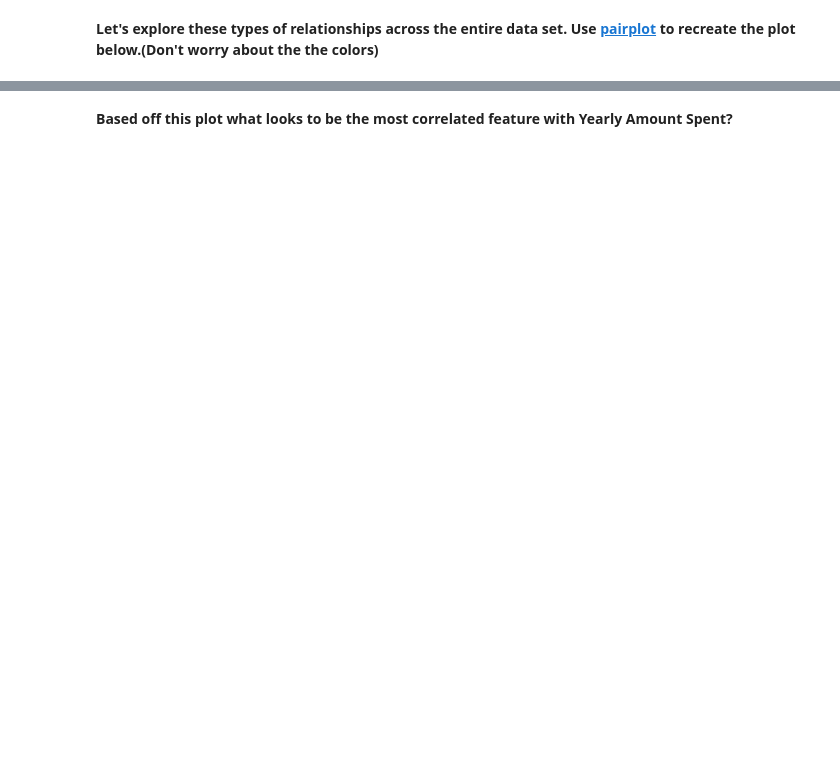
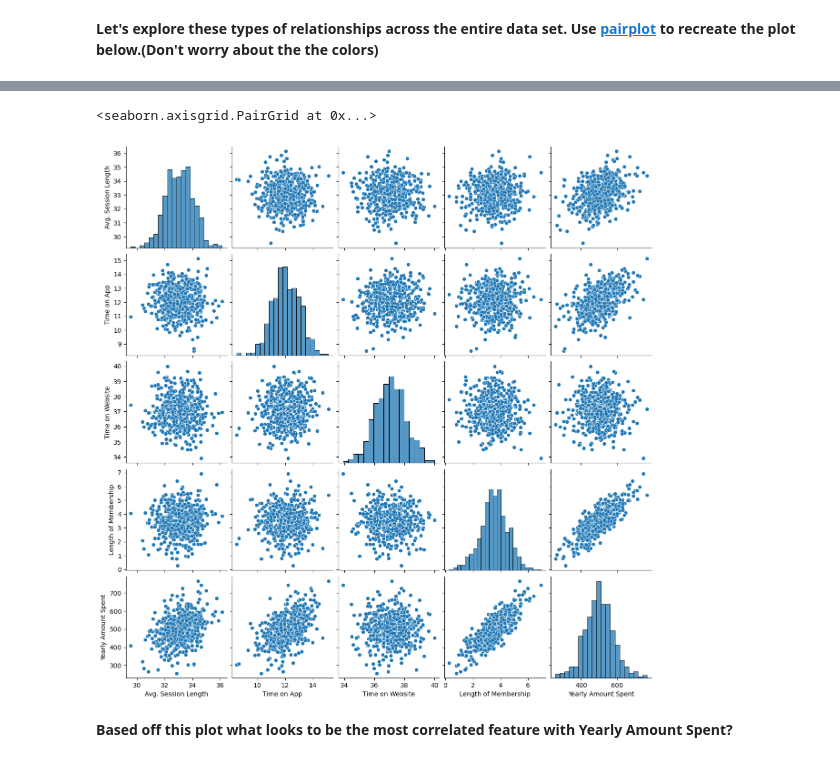
Before and after one commit to azhermurad/machine_learning_with_python, a Jupyter notebook: Linear Regression/Linear Regression Project.ipynb, the cells around one changed output, grey strips where cells are left out. Cells and saved outputs as stored; diff of their text form; code cells hidden in the pictures; blank space fills up the shorter version.

```diff
--- a/Linear Regression/Linear Regression Project.ipynb
+++ b/Linear Regression/Linear Regression Project.ipynb
@@ -131,2 +119,7 @@ Name: count, Length: 138, dtype: int64
+# %%
+sns.pairplot(customer)
+# %% [output]
+<seaborn.axisgrid.PairGrid at 0x...>
+[figure, added]
 # %% [markdown]
 **Based off this plot what looks to be the most correlated feature with Yearly Amount Spent?**
```
Also changed, not shown: parts of 31 cells of this notebook.
